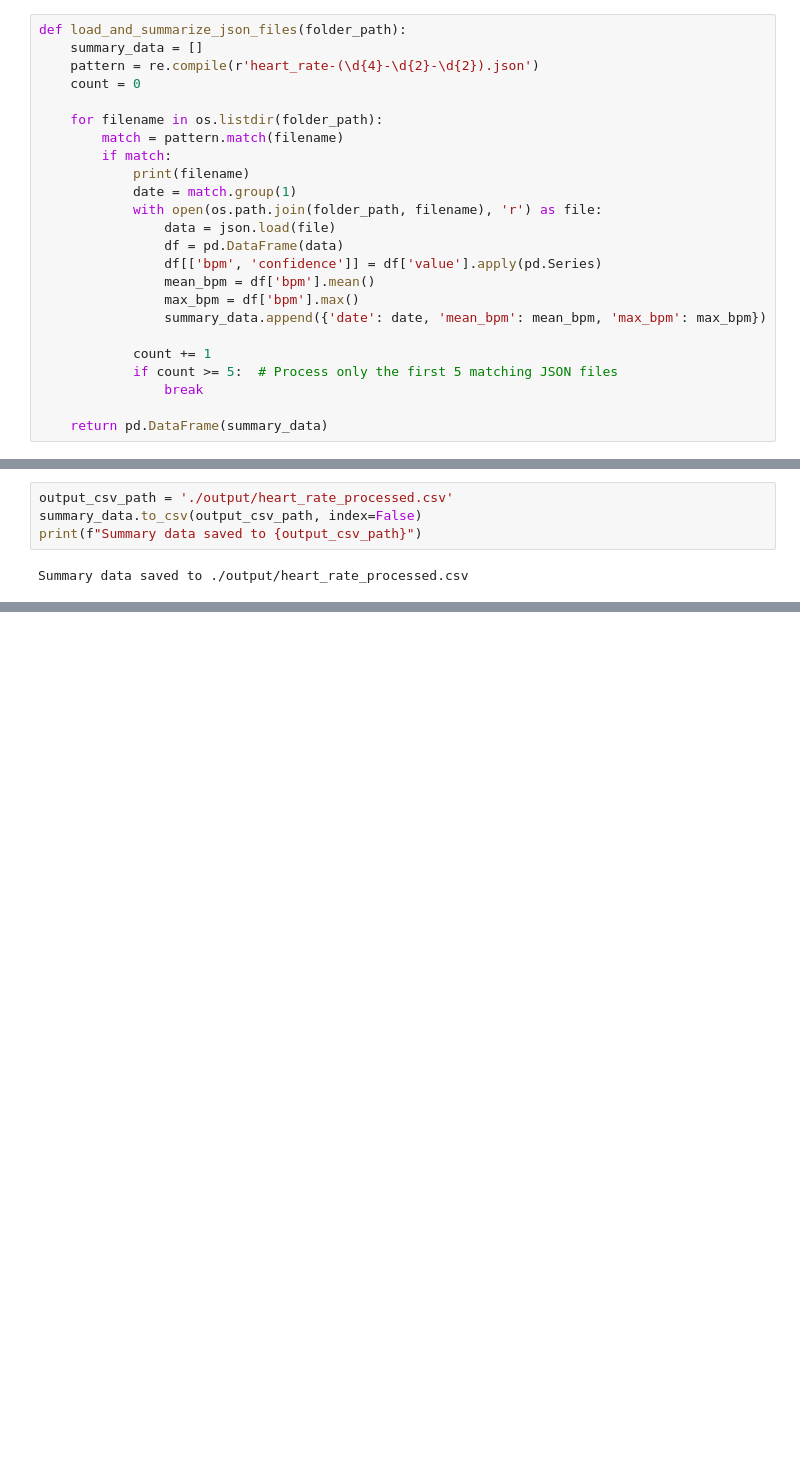
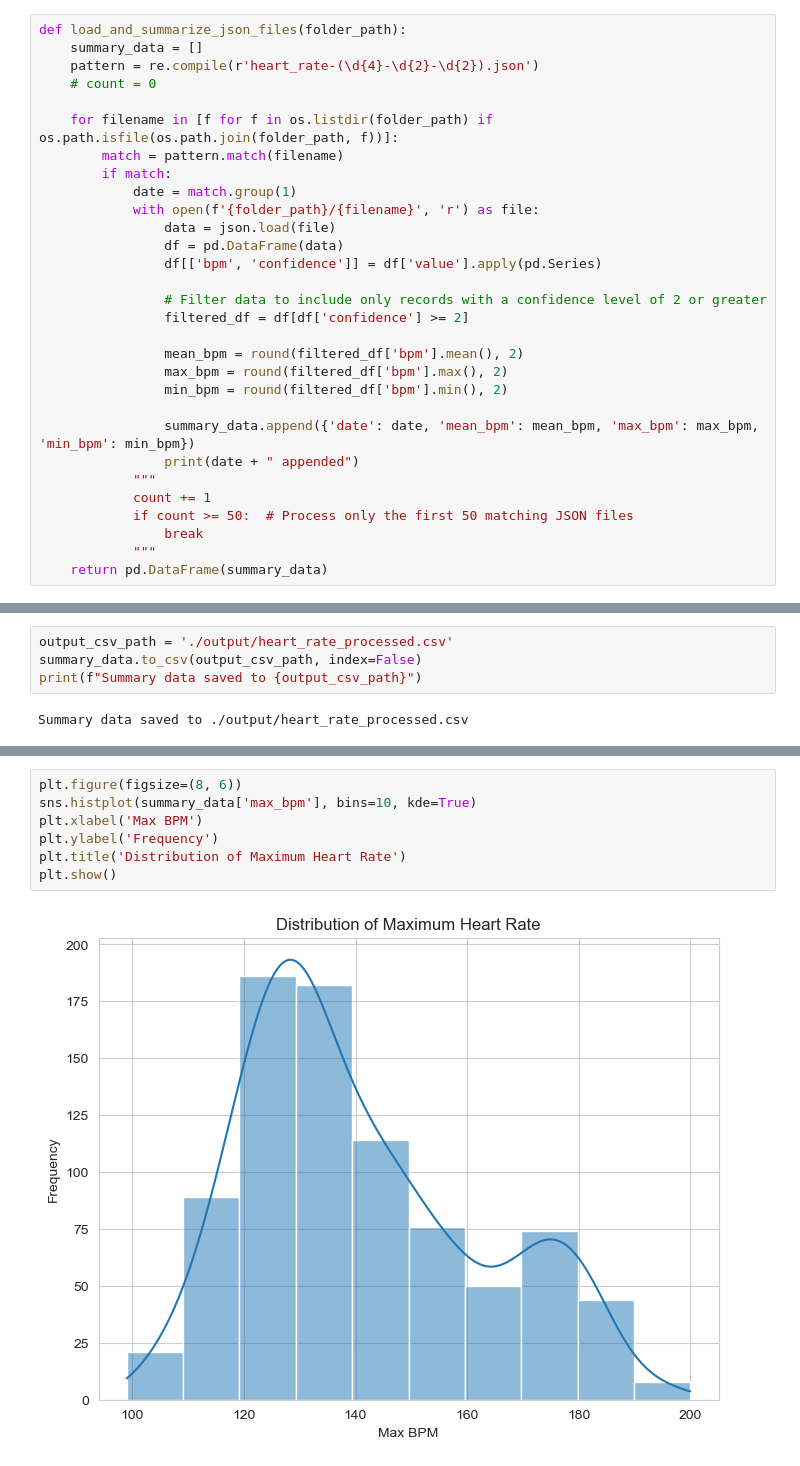
Before and after one commit to schbz/FitbitEDA, a Jupyter notebook: DataAnalysis.ipynb, the cells around one changed output, grey strips where cells are left out. Drawn from its saved outputs; the diff is of its cells as text; blank space fills up the shorter version.

Commit message:
complete basic heart rate data section

```diff
--- a/DataAnalysis.ipynb
+++ b/DataAnalysis.ipynb
@@ -17,24 +17,30 @@ import re
 def load_and_summarize_json_files(folder_path):
     summary_data = []
     pattern = re.compile(r'heart_rate-(\d{4}-\d{2}-\d{2}).json')
-    count = 0
+    # count = 0
 
-    for filename in os.listdir(folder_path):
+    for filename in [f for f in os.listdir(folder_path) if os.path.isfile(os.path.join(folder_path, f))]:
         match = pattern.match(filename)
         if match:
-            print(filename)
             date = match.group(1)
-            with open(os.path.join(folder_path, filename), 'r') as file:
+            with open(f'{folder_path}/{filename}', 'r') as file:
                 data = json.load(file)
                 df = pd.DataFrame(data)
                 df[['bpm', 'confidence']] = df['value'].apply(pd.Series)
-                mean_bpm = df['bpm'].mean()
-                max_bpm = df['bpm'].max()
-                summary_data.append({'date': date, 'mean_bpm': mean_bpm, 'max_bpm': max_bpm})
 
+                # Filter data to include only records with a confidence level of 2 or greater
+                filtered_df = df[df['confidence'] >= 2]
+
+                mean_bpm = round(filtered_df['bpm'].mean(), 2)
+                max_bpm = round(filtered_df['bpm'].max(), 2)
+                min_bpm = round(filtered_df['bpm'].min(), 2)
+
+                summary_data.append({'date': date, 'mean_bpm': mean_bpm, 'max_bpm': max_bpm, 'min_bpm': min_bpm})
+                print(date + " appended")
+            """
             count += 1
-            if count >= 5:  # Process only the first 5 matching JSON files
+            if count >= 50:  # Process only the first 50 matching JSON files
                 break
-
+            """
     return pd.DataFrame(summary_data)
 # %% [markdown]
@@ -62,0 +131,9 @@ Summary data saved to ./output/heart_rate_processed.csv
+# %%
+plt.figure(figsize=(8, 6))
+sns.histplot(summary_data['max_bpm'], bins=10, kde=True)
+plt.xlabel('Max BPM')
+plt.ylabel('Frequency')
+plt.title('Distribution of Maximum Heart Rate')
+plt.show()
+# %% [output]
+[figure, added]
```
Also changed, not shown: parts of 12 cells of this notebook.
